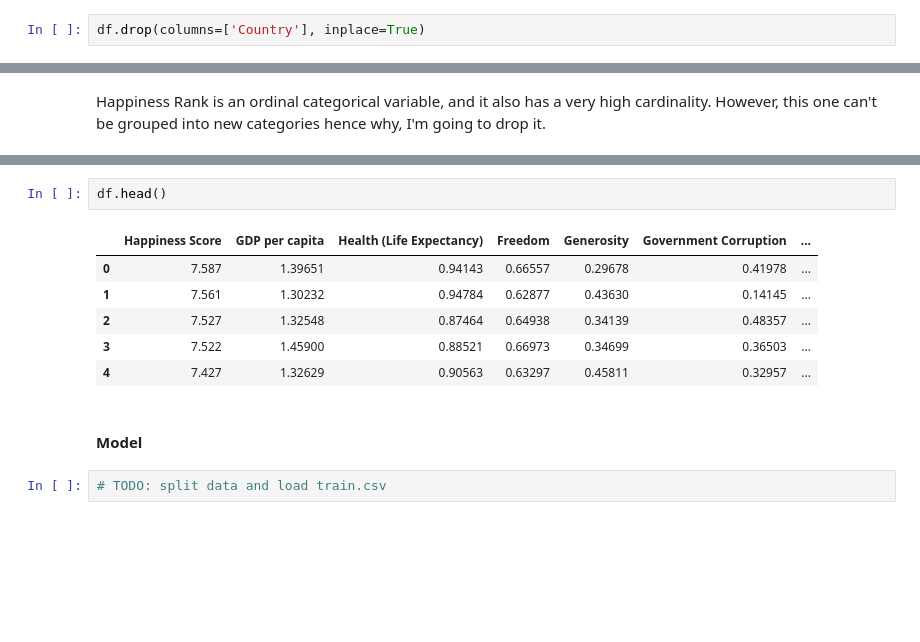
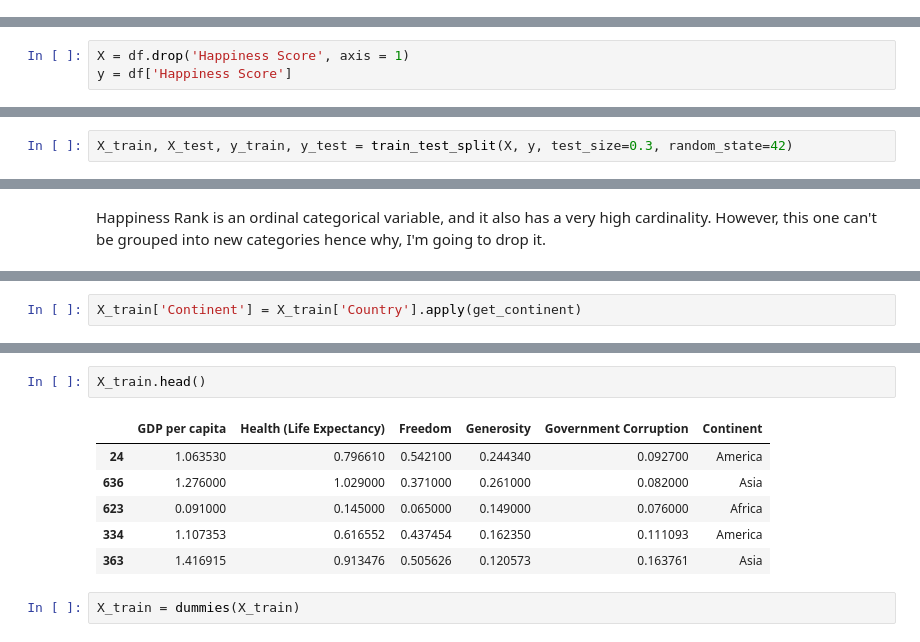
Before and after one commit to YOANGELICA/ML_data_streaming_challenge, a Jupyter notebook: model_train.ipynb, the cells around one changed output, grey strips where cells are left out. Drawn from its saved outputs; the diff is of its cells as text; blank space fills up the shorter version.

Commit message:
phase 2: training model

```diff
--- a/model_train.ipynb
+++ b/model_train.ipynb
@@ -264,2 +186,0 @@ df['Continent'] = df['Country'].apply(get_continent)
-# %%
-df.drop(columns=['Country'], inplace=True)
@@ -292,0 +231,3 @@ df.dropna(inplace=True)
+# %%
+X = df.drop('Happiness Score', axis = 1)
+y = df['Happiness Score']
@@ -292,0 +251,2 @@ df.dropna(inplace=True)
+# %%
+X_train, X_test, y_train, y_test = train_test_split(X, y, test_size=0.3, random_state=42)
@@ -314,0 +275,2 @@ We can see that 'Generosity' is the variable that has the lowest correlation coe
+# %%
+X_train['Continent'] = X_train['Country'].apply(get_continent)
@@ -315,13 +303,11 @@ We can see that 'Generosity' is the variable that has the lowest correlation coe
 # %%
-df.head()
+X_train.head()
 # %% [output]
-|  | Happiness Score | GDP per capita | Health (Life Expectancy) | Freedom | Generosity | Government Corruption | ... |
-| 0 | 7.587 | 1.39651 | 0.94143 | 0.66557 | 0.29678 | 0.41978 | ... |
-| 1 | 7.561 | 1.30232 | 0.94784 | 0.62877 | 0.43630 | 0.14145 | ... |
-| 2 | 7.527 | 1.32548 | 0.87464 | 0.64938 | 0.34139 | 0.48357 | ... |
-| 3 | 7.522 | 1.45900 | 0.88521 | 0.66973 | 0.34699 | 0.36503 | ... |
-| 4 | 7.427 | 1.32629 | 0.90563 | 0.63297 | 0.45811 | 0.32957 | ... |
+|  | GDP per capita | Health (Life Expectancy) | Freedom | Generosity | Government Corruption | Continent |
+| 24 | 1.063530 | 0.796610 | 0.542100 | 0.244340 | 0.092700 | America |
+| 636 | 1.276000 | 1.029000 | 0.371000 | 0.261000 | 0.082000 | Asia |
+| 623 | 0.091000 | 0.145000 | 0.065000 | 0.149000 | 0.076000 | Africa |
+| 334 | 1.107353 | 0.616552 | 0.437454 | 0.162350 | 0.111093 | America |
+| 363 | 1.416915 | 0.913476 | 0.505626 | 0.120573 | 0.163761 | Asia |
-# %% [markdown]
-#### Model
-# %%
-# TODO: split data and load train.csv
+# %%
+X_train = dummies(X_train)
```
Also changed, not shown: parts of 45 cells of this notebook, 6 other files.
